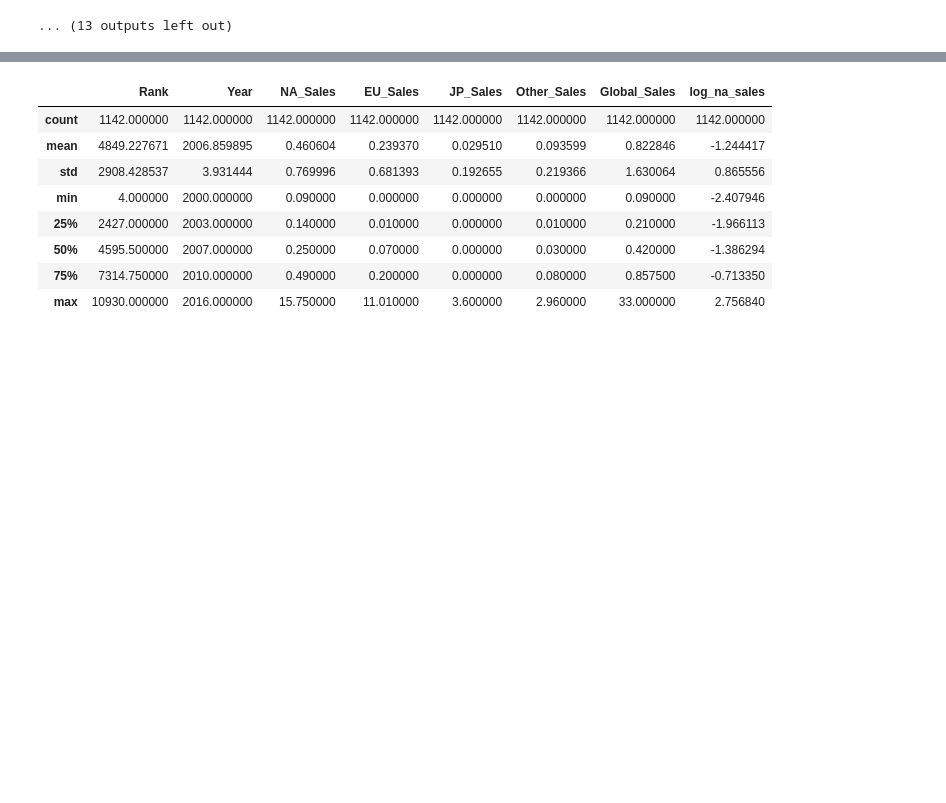
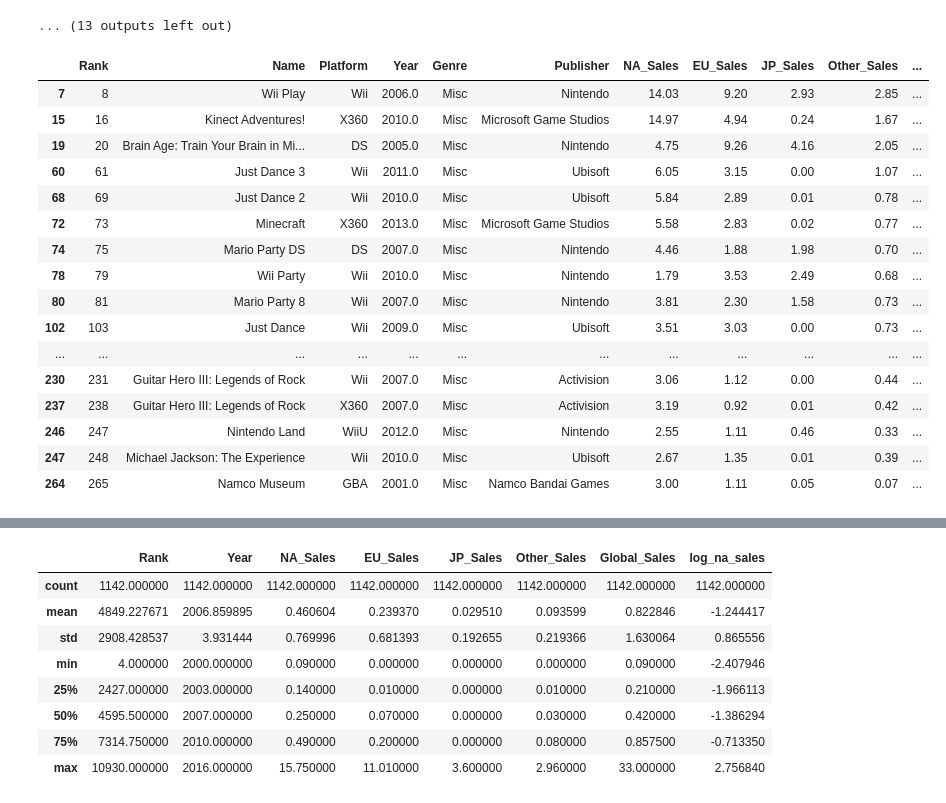
Before and after one commit to DJGump/game_sales_analysis, a Jupyter notebook: vg_sales_analysis_testing_dgump.ipynb, the cells around one changed output, grey strips where cells are left out. Cells and saved outputs as stored; diff of their text form; code cells hidden in the pictures; blank space fills up the shorter version.

```diff
--- a/vg_sales_analysis_testing_dgump.ipynb
+++ b/vg_sales_analysis_testing_dgump.ipynb
@@ -318,3 +320,23 @@ for genre in genres:
 [figure]
 (0.9416412711143494, 1.6072313590087604e-15)
 ... (13 outputs left out)
+# %%
+misc.head(20)
+# %% [output]
+|  | Rank | Name | Platform | Year | Genre | Publisher | NA_Sales | EU_Sales | JP_Sales | Other_Sales | ... |
+| 7 | 8 | Wii Play | Wii | 2006.0 | Misc | Nintendo | 14.03 | 9.20 | 2.93 | 2.85 | ... |
+| 15 | 16 | Kinect Adventures! | X360 | 2010.0 | Misc | Microsoft Game Studios | 14.97 | 4.94 | 0.24 | 1.67 | ... |
+| 19 | 20 | Brain Age: Train Your Brain in Mi... | DS | 2005.0 | Misc | Nintendo | 4.75 | 9.26 | 4.16 | 2.05 | ... |
+| 60 | 61 | Just Dance 3 | Wii | 2011.0 | Misc | Ubisoft | 6.05 | 3.15 | 0.00 | 1.07 | ... |
+| 68 | 69 | Just Dance 2 | Wii | 2010.0 | Misc | Ubisoft | 5.84 | 2.89 | 0.01 | 0.78 | ... |
+| 72 | 73 | Minecraft | X360 | 2013.0 | Misc | Microsoft Game Studios | 5.58 | 2.83 | 0.02 | 0.77 | ... |
+| 74 | 75 | Mario Party DS | DS | 2007.0 | Misc | Nintendo | 4.46 | 1.88 | 1.98 | 0.70 | ... |
+| 78 | 79 | Wii Party | Wii | 2010.0 | Misc | Nintendo | 1.79 | 3.53 | 2.49 | 0.68 | ... |
+| 80 | 81 | Mario Party 8 | Wii | 2007.0 | Misc | Nintendo | 3.81 | 2.30 | 1.58 | 0.73 | ... |
+| 102 | 103 | Just Dance | Wii | 2009.0 | Misc | Ubisoft | 3.51 | 3.03 | 0.00 | 0.73 | ... |
+| ... | ... | ... | ... | ... | ... | ... | ... | ... | ... | ... | ... |
+| 230 | 231 | Guitar Hero III: Legends of Rock | Wii | 2007.0 | Misc | Activision | 3.06 | 1.12 | 0.00 | 0.44 | ... |
+| 237 | 238 | Guitar Hero III: Legends of Rock | X360 | 2007.0 | Misc | Activision | 3.19 | 0.92 | 0.01 | 0.42 | ... |
+| 246 | 247 | Nintendo Land | WiiU | 2012.0 | Misc | Nintendo | 2.55 | 1.11 | 0.46 | 0.33 | ... |
+| 247 | 248 | Michael Jackson: The Experience | Wii | 2010.0 | Misc | Ubisoft | 2.67 | 1.35 | 0.01 | 0.39 | ... |
+| 264 | 265 | Namco Museum | GBA | 2001.0 | Misc | Namco Bandai Games | 3.00 | 1.11 | 0.05 | 0.07 | ... |
```
Also changed, not shown: parts of 7 cells of this notebook, 3 other files.
